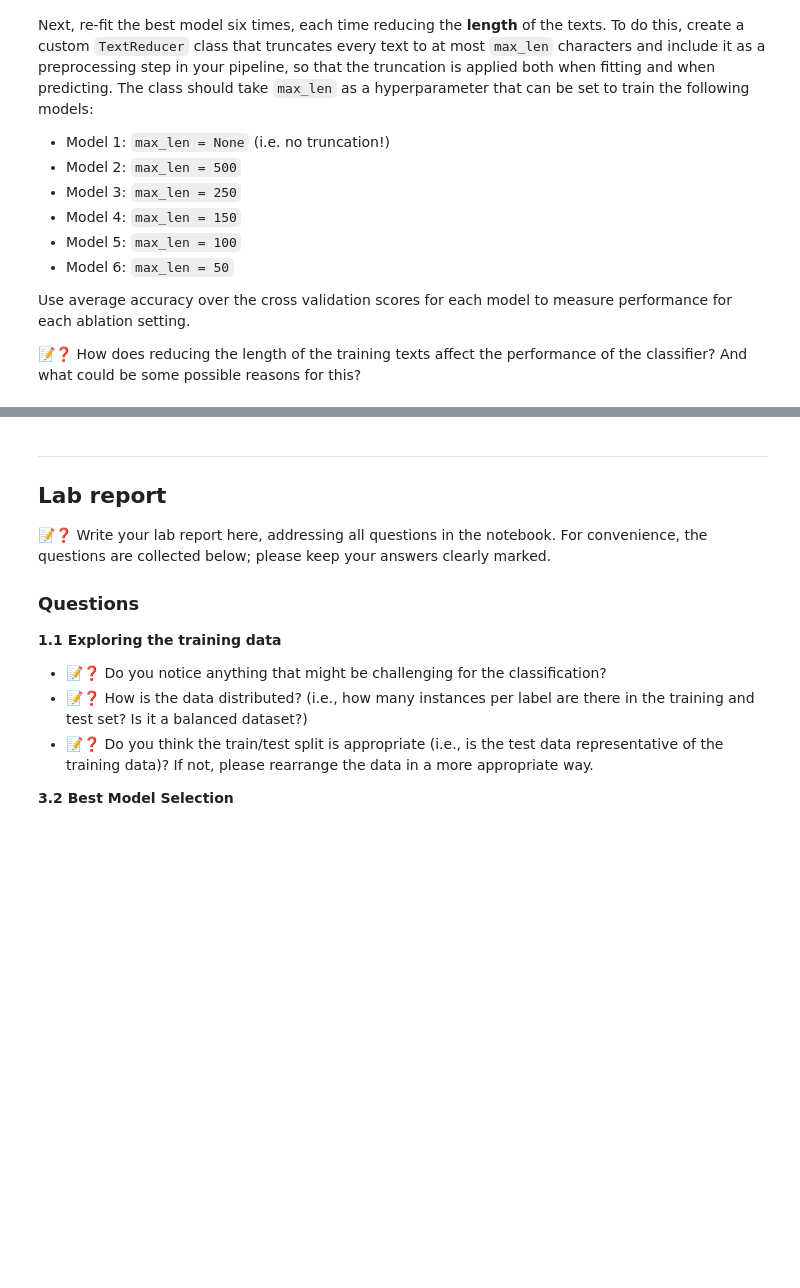
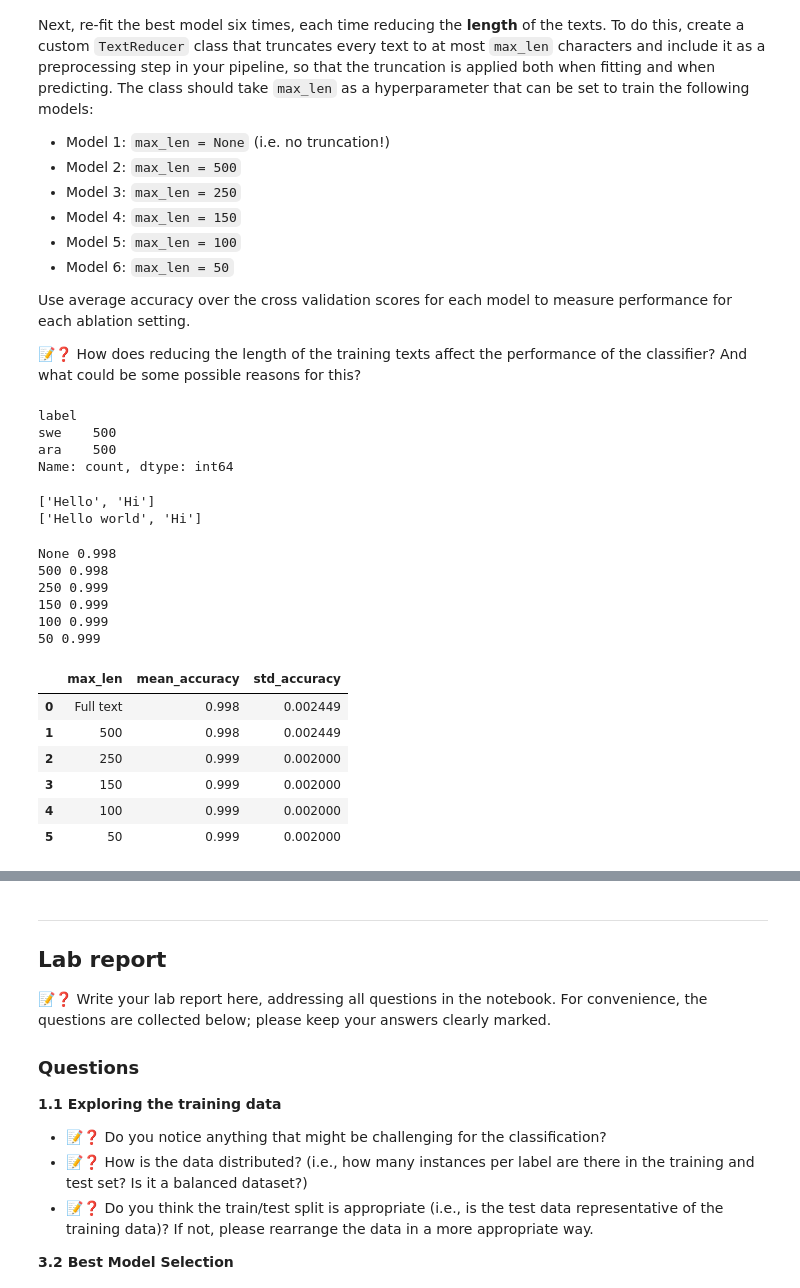
Before and after one commit to smemmishofer/ML4NLP1-2026-Tutorial-Notebooks, a Jupyter notebook: exercises/ex1/ex1_lr.ipynb, the cells around one changed output, grey strips where cells are left out. Cells and saved outputs as stored; diff of their text form; code cells hidden in the pictures; blank space fills up the shorter version.

```diff
--- a/exercises/ex1/ex1_lr.ipynb
+++ b/exercises/ex1/ex1_lr.ipynb
@@ -789,3 +1014,19 @@ Next, re-fit the best model six times, each time reducing the **length** of the
 Use average accuracy over the cross validation scores for each model to measure performance for each ablation setting.
 
 📝❓ How does reducing the length of the training texts affect the performance of the classifier? And what could be some possible reasons for this?
+# %%
+# TODO: Ablation study
+
+# Select the two languages with the highest test-set F1 scores
+ablation_languages = ['ara', 'swe']
+
+ablation_train = train_subset[
+    train_subset['label'].isin(ablation_languages)
+].copy()
+
+print(ablation_train['label'].value_counts())
+# %% [output]
+label
+swe    500
+ara    500
+Name: count, dtype: int64
@@ -791,0 +1047,53 @@ Use average accuracy over the cross validation scores for each model to measure
+# %%
+# small test
+print(TextReducer(max_len=5).fit_transform(["Hello world", "Hi"]))
+print(TextReducer(max_len=None).fit_transform(["Hello world", "Hi"]))
+# %% [output]
+['Hello', 'Hi']
+['Hello world', 'Hi']
+# %%
+from sklearn.base import clone
+
+# include it as a preprocessing step, and re-use our pipeline from before
+ablation_pipe = Pipeline([
+    ('reduce', TextReducer()),
+    ('model', clone(best_model))
+])
+# %%
+ablation_results = []
+
+for max_len in [None, 500, 250, 150, 100, 50]:
+    ablation_pipe.set_params(reduce__max_len=max_len)
+
+    ablation_scores = cross_val_score(
+        ablation_pipe,
+        ablation_train['text'],
+        ablation_train['label'],
+        cv=cv,
+        scoring='accuracy'
+    )
+
+    ablation_results.append({
+        'max_len': 'Full text' if max_len is None else max_len,
+        'mean_accuracy': ablation_scores.mean(),
+        'std_accuracy': ablation_scores.std()
+    })
+
+    print(max_len, ablation_scores.mean())
+
+ablation_results = pd.DataFrame(ablation_results)
+ablation_results
+# %% [output]
+None 0.998
+500 0.998
+250 0.999
+150 0.999
+100 0.999
+50 0.999
+|  | max_len | mean_accuracy | std_accuracy |
+| 0 | Full text | 0.998 | 0.002449 |
+| 1 | 500 | 0.998 | 0.002449 |
+| 2 | 250 | 0.999 | 0.002000 |
+| 3 | 150 | 0.999 | 0.002000 |
+| 4 | 100 | 0.999 | 0.002000 |
+| 5 | 50 | 0.999 | 0.002000 |
```
Also changed, not shown: parts of 19 cells of this notebook.
